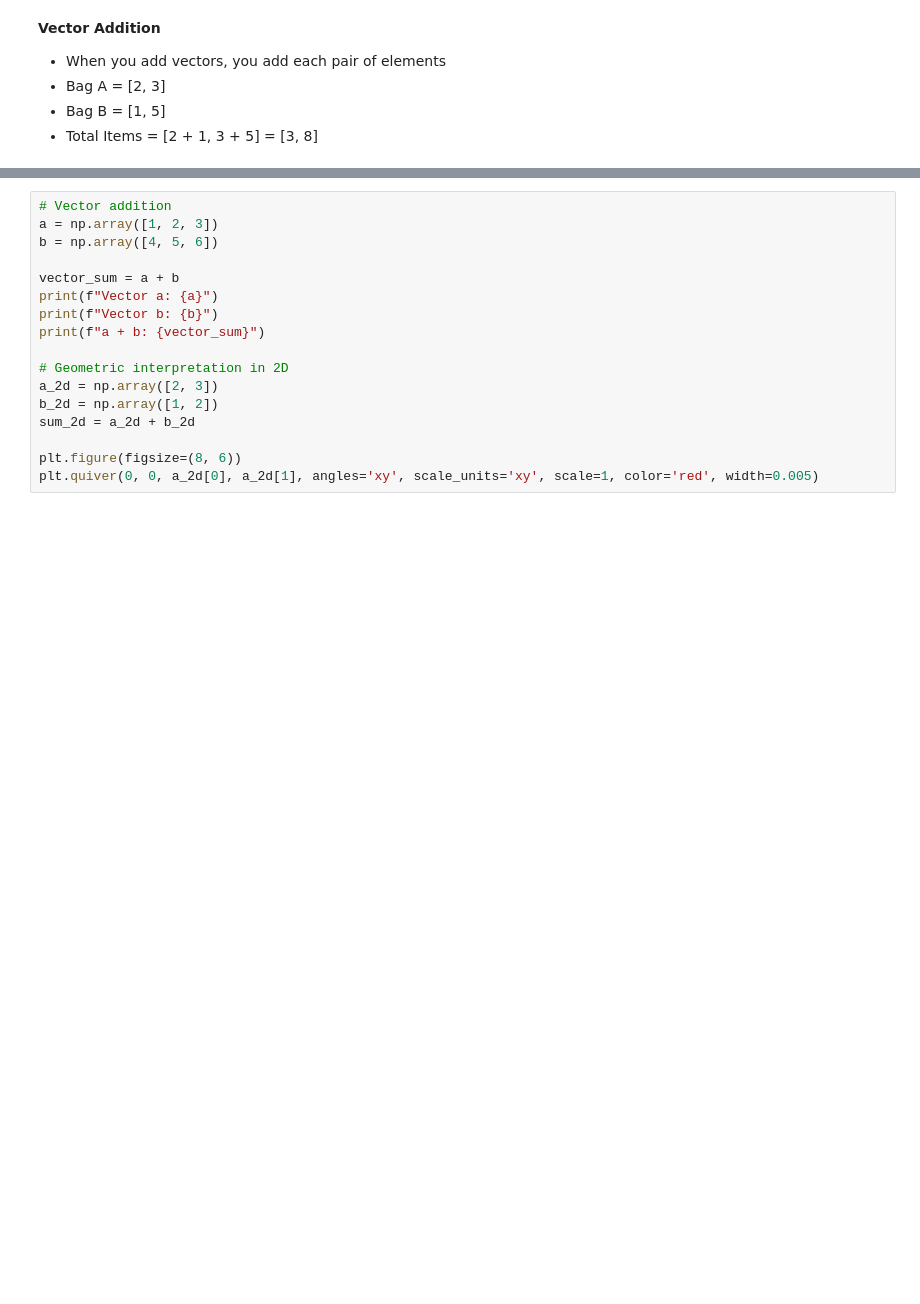
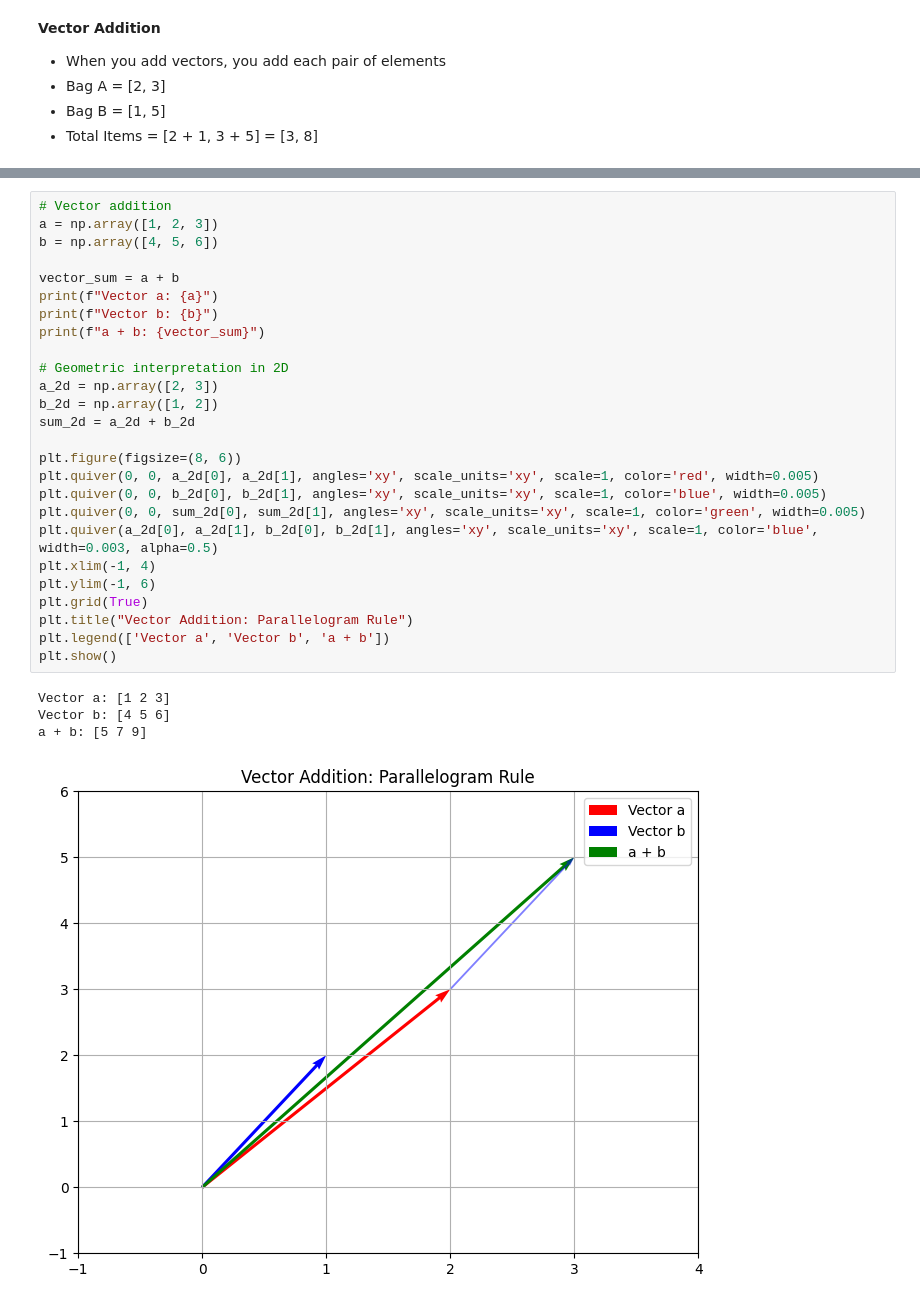
Before and after one commit to hassanmajaro/ai_engineering, a Jupyter notebook: module_2/week6/numpy2.ipynb, the cells around one changed output, grey strips where cells are left out. Drawn from its saved outputs; the diff is of its cells as text; blank space fills up the shorter version.

```diff
--- a/module_2/week6/numpy2.ipynb
+++ b/module_2/week6/numpy2.ipynb
@@ -53,17 +61,31 @@ print("a + b =", a + b)
 # %%
 # Vector addition
 a = np.array([1, 2, 3])
 b = np.array([4, 5, 6])
 
 vector_sum = a + b
 print(f"Vector a: {a}")
 print(f"Vector b: {b}")
 print(f"a + b: {vector_sum}")
 
 # Geometric interpretation in 2D
 a_2d = np.array([2, 3])
 b_2d = np.array([1, 2])
 sum_2d = a_2d + b_2d
 
 plt.figure(figsize=(8, 6))
 plt.quiver(0, 0, a_2d[0], a_2d[1], angles='xy', scale_units='xy', scale=1, color='red', width=0.005)
+plt.quiver(0, 0, b_2d[0], b_2d[1], angles='xy', scale_units='xy', scale=1, color='blue', width=0.005)
+plt.quiver(0, 0, sum_2d[0], sum_2d[1], angles='xy', scale_units='xy', scale=1, color='green', width=0.005)
+plt.quiver(a_2d[0], a_2d[1], b_2d[0], b_2d[1], angles='xy', scale_units='xy', scale=1, color='blue', width=0.003, alpha=0.5)
+plt.xlim(-1, 4)
+plt.ylim(-1, 6)
+plt.grid(True)
+plt.title("Vector Addition: Parallelogram Rule")
+plt.legend(['Vector a', 'Vector b', 'a + b'])
+plt.show()
+# %% [output]
+Vector a: [1 2 3]
+Vector b: [4 5 6]
+a + b: [5 7 9]
+[figure, added]
```
Also changed, not shown: parts of 6 cells of this notebook, 1 other file.
